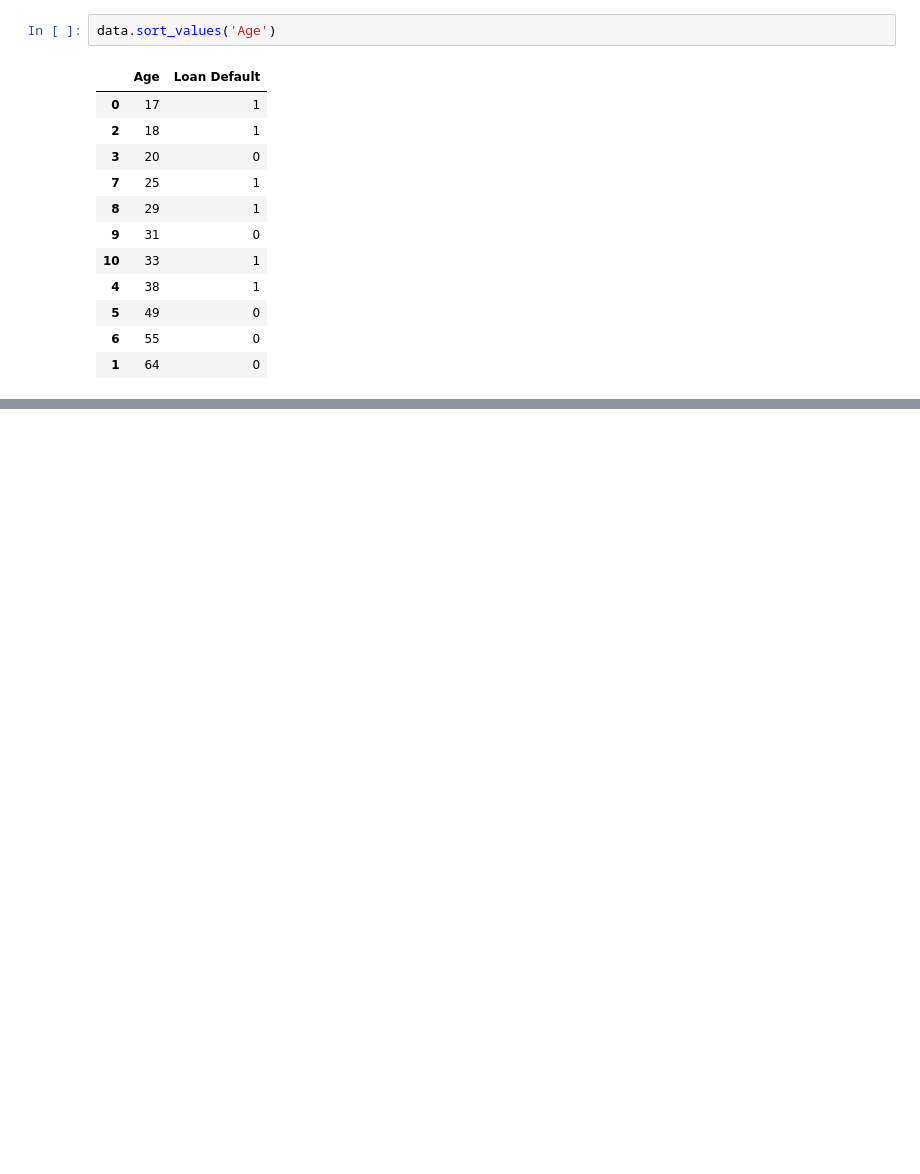
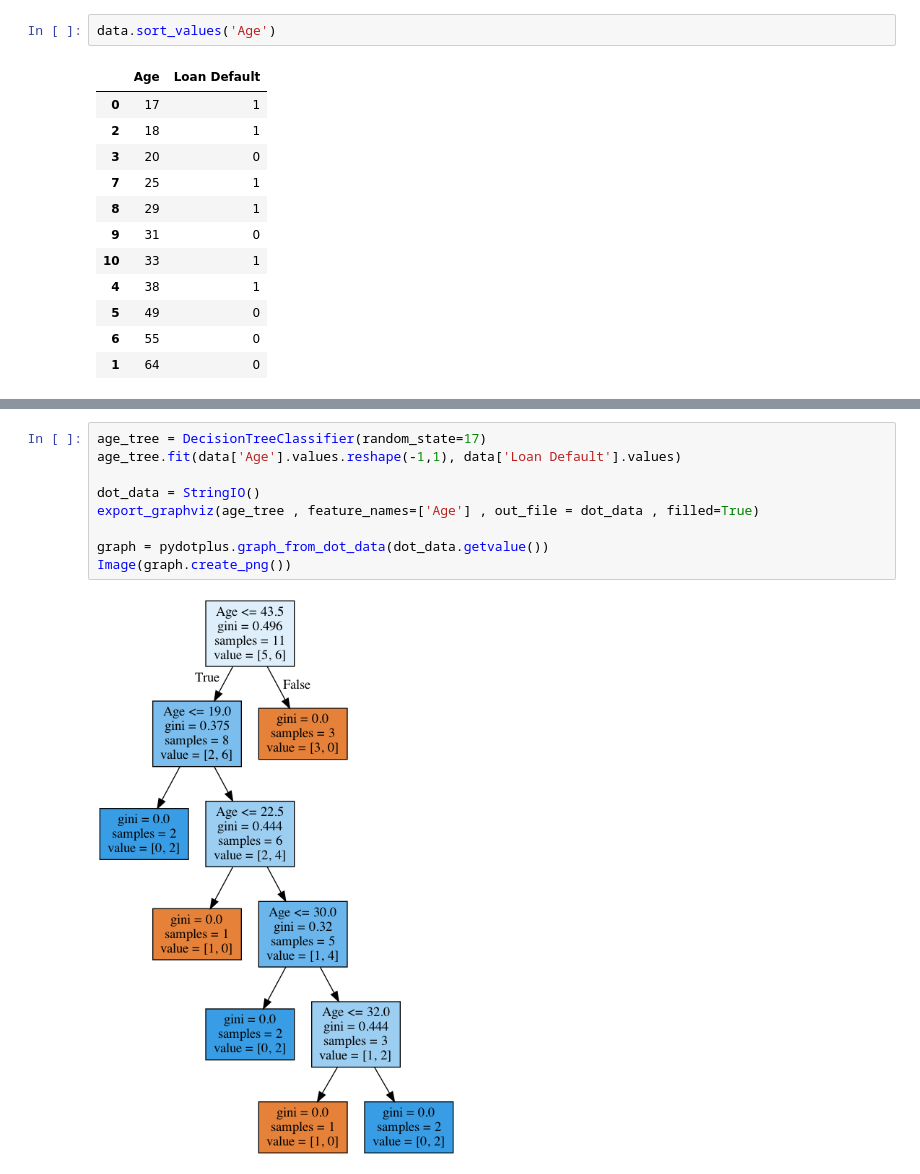
Before and after one commit to OcaenEyes/pandasLearn, a Jupyter notebook: 决策树与K近邻.ipynb, the cells around one changed output, grey strips where cells are left out. Cells and saved outputs as stored; diff of their text form; blank space fills up the shorter version.

```diff
--- a/决策树与K近邻.ipynb
+++ b/决策树与K近邻.ipynb
@@ -193,0 +213,11 @@ data.sort_values('Age')
+# %%
+age_tree = DecisionTreeClassifier(random_state=17)
+age_tree.fit(data['Age'].values.reshape(-1,1), data['Loan Default'].values)
+
+dot_data = StringIO()
+export_graphviz(age_tree , feature_names=['Age'] , out_file = dot_data , filled=True)
+
+graph = pydotplus.graph_from_dot_data(dot_data.getvalue())
+Image(graph.create_png())
+# %% [output]
+[figure, added]
```
Also changed, not shown: parts of 22 cells of this notebook.
